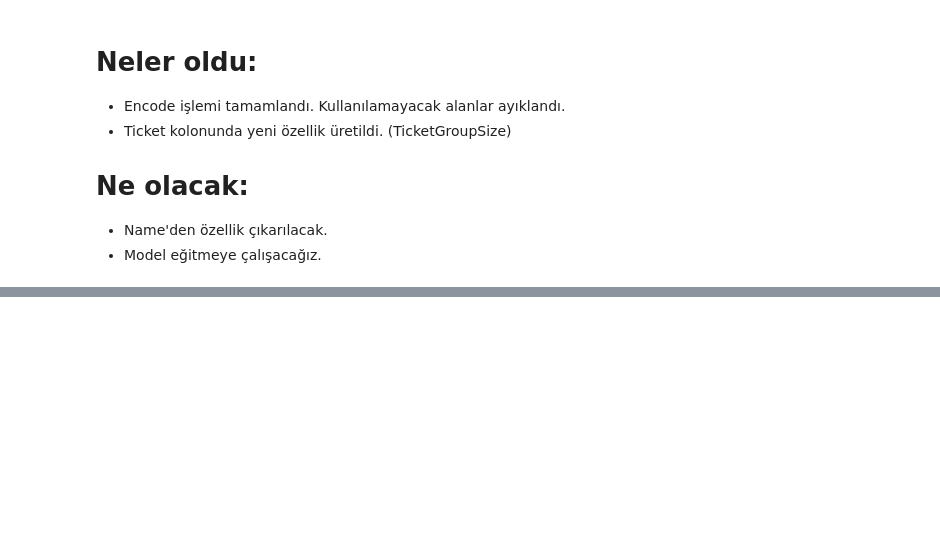
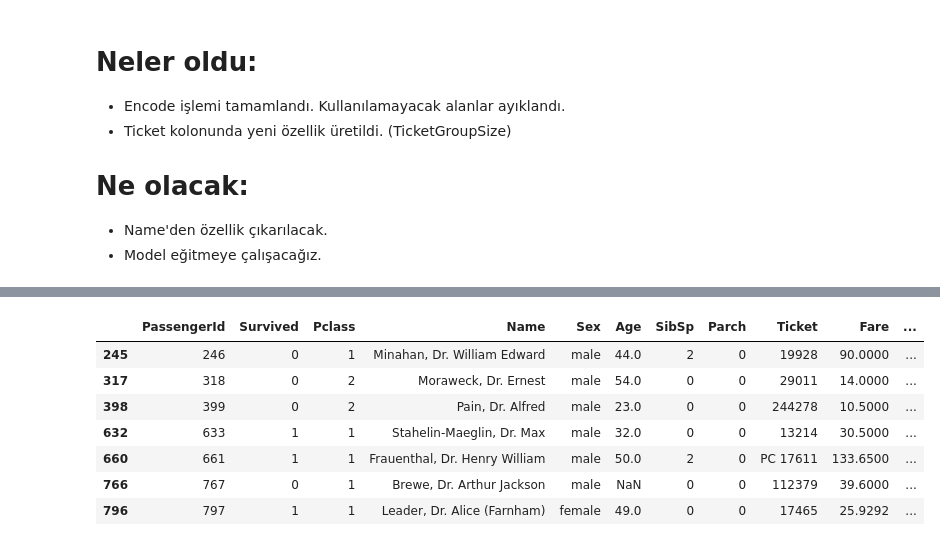
Before and after one commit to tefiq/.github, a Jupyter notebook: tree/main.ipynb, the cells around one changed output, grey strips where cells are left out. Saved outputs shown, nothing was run; the diff lists cells and outputs as text; code cells hidden in the pictures; blank space fills up the shorter version.

```diff
--- a/tree/main.ipynb
+++ b/tree/main.ipynb
@@ -354,0 +426,11 @@ True
+# %%
+df[df['Name'].str.contains(r"\bDr\.?\b",case=False,na=False,regex=True)]
+# %% [output]
+|  | PassengerId | Survived | Pclass | Name | Sex | Age | SibSp | Parch | Ticket | Fare | ... |
+| 245 | 246 | 0 | 1 | Minahan, Dr. William Edward | male | 44.0 | 2 | 0 | 19928 | 90.0000 | ... |
+| 317 | 318 | 0 | 2 | Moraweck, Dr. Ernest | male | 54.0 | 0 | 0 | 29011 | 14.0000 | ... |
+| 398 | 399 | 0 | 2 | Pain, Dr. Alfred | male | 23.0 | 0 | 0 | 244278 | 10.5000 | ... |
+| 632 | 633 | 1 | 1 | Stahelin-Maeglin, Dr. Max | male | 32.0 | 0 | 0 | 13214 | 30.5000 | ... |
+| 660 | 661 | 1 | 1 | Frauenthal, Dr. Henry William | male | 50.0 | 2 | 0 | PC 17611 | 133.6500 | ... |
+| 766 | 767 | 0 | 1 | Brewe, Dr. Arthur Jackson | male | NaN | 0 | 0 | 112379 | 39.6000 | ... |
+| 796 | 797 | 1 | 1 | Leader, Dr. Alice (Farnham) | female | 49.0 | 0 | 0 | 17465 | 25.9292 | ... |
```
Also changed, not shown: parts of 6 cells of this notebook.
